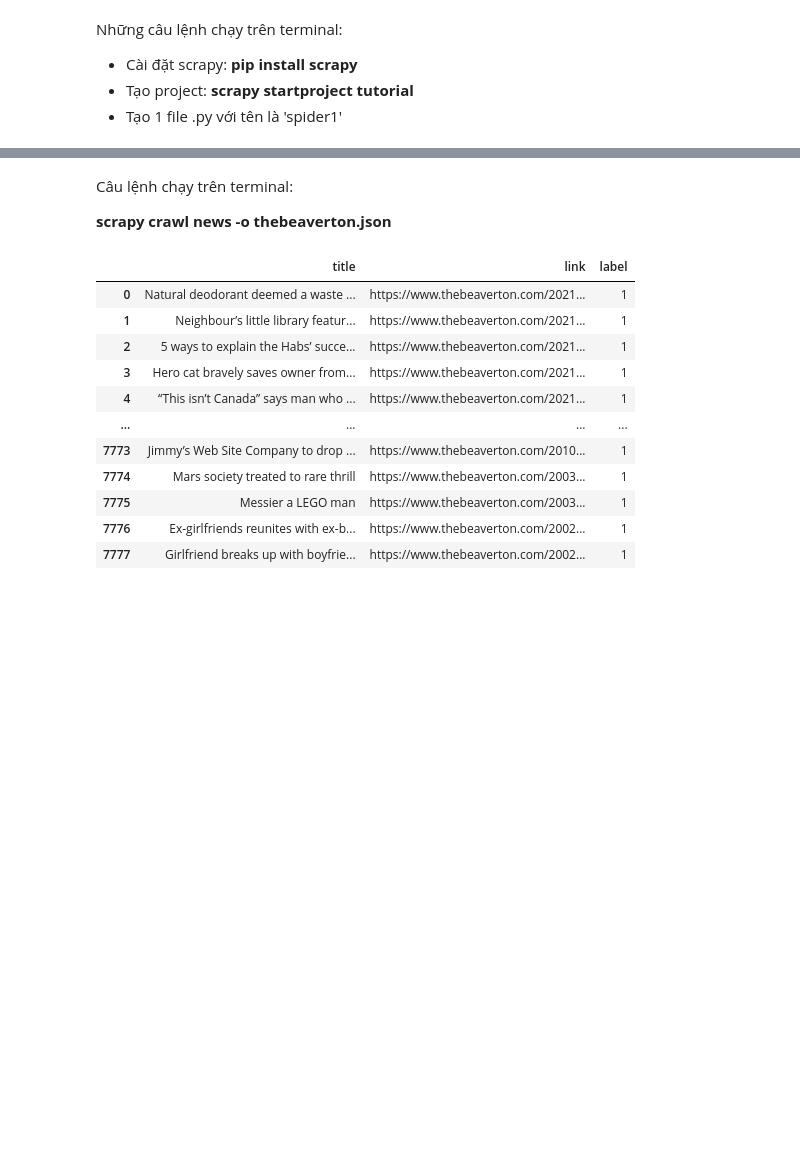
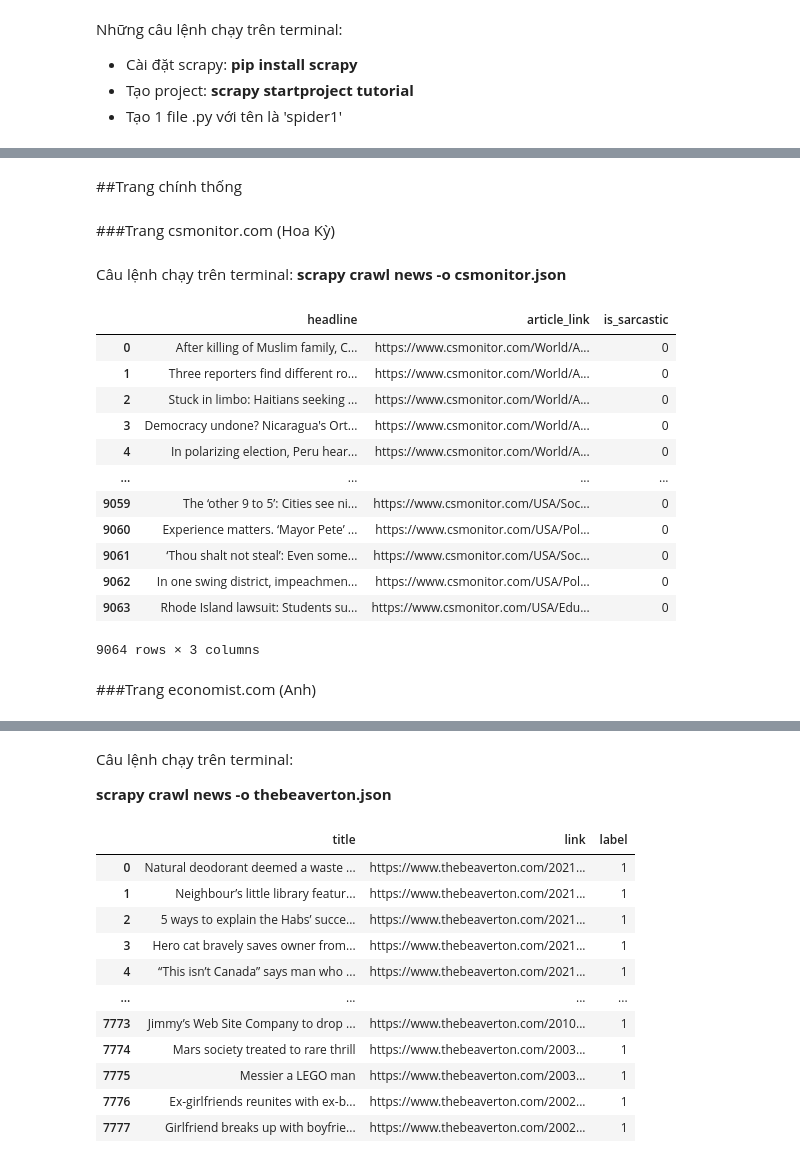
Before and after one commit to dxmai/CS114.L21.KHCL, a Jupyter notebook: Colab/SarcasmDetection/SarcasmDetection.ipynb, the cells around one changed output, grey strips where cells are left out. Drawn from its saved outputs; the diff is of its cells as text; code cells hidden in the pictures; blank space fills up the shorter version.

```diff
--- a/Colab/SarcasmDetection/SarcasmDetection.ipynb
+++ b/Colab/SarcasmDetection/SarcasmDetection.ipynb
@@ -16,0 +245,4 @@ Những câu lệnh chạy trên terminal:
+# %% [markdown]
+##Trang chính thống
+# %% [markdown]
+###Trang csmonitor.com (Hoa Kỳ)
@@ -16,0 +317,22 @@ Những câu lệnh chạy trên terminal:
+# %% [markdown]
+Câu lệnh chạy trên terminal:
+**scrapy crawl news -o csmonitor.json**
+# %%
+csmonitor = pd.read_json('https://raw.githubusercontent.com/dxmai/CS114.L21.KHCL/main/Colab/SarcasmDetection/Dataset/csmonitor.json')
+csmonitor
+# %% [output]
+|  | headline | article_link | is_sarcastic |
+| 0 | After killing of Muslim family, C... | https://www.csmonitor.com/World/A... | 0 |
+| 1 | Three reporters find different ro... | https://www.csmonitor.com/World/A... | 0 |
+| 2 | Stuck in limbo: Haitians seeking ... | https://www.csmonitor.com/World/A... | 0 |
+| 3 | Democracy undone? Nicaragua's Ort... | https://www.csmonitor.com/World/A... | 0 |
+| 4 | In polarizing election, Peru hear... | https://www.csmonitor.com/World/A... | 0 |
+| ... | ... | ... | ... |
+| 9059 | The ‘other 9 to 5’: Cities see ni... | https://www.csmonitor.com/USA/Soc... | 0 |
+| 9060 | Experience matters. ‘Mayor Pete’ ... | https://www.csmonitor.com/USA/Pol... | 0 |
+| 9061 | ‘Thou shalt not steal’: Even some... | https://www.csmonitor.com/USA/Soc... | 0 |
+| 9062 | In one swing district, impeachmen... | https://www.csmonitor.com/USA/Pol... | 0 |
+| 9063 | Rhode Island lawsuit: Students su... | https://www.csmonitor.com/USA/Edu... | 0 |
+9064 rows × 3 columns
+# %% [markdown]
+###Trang economist.com (Anh)
```
Also changed, not shown: parts of 63 cells of this notebook.
